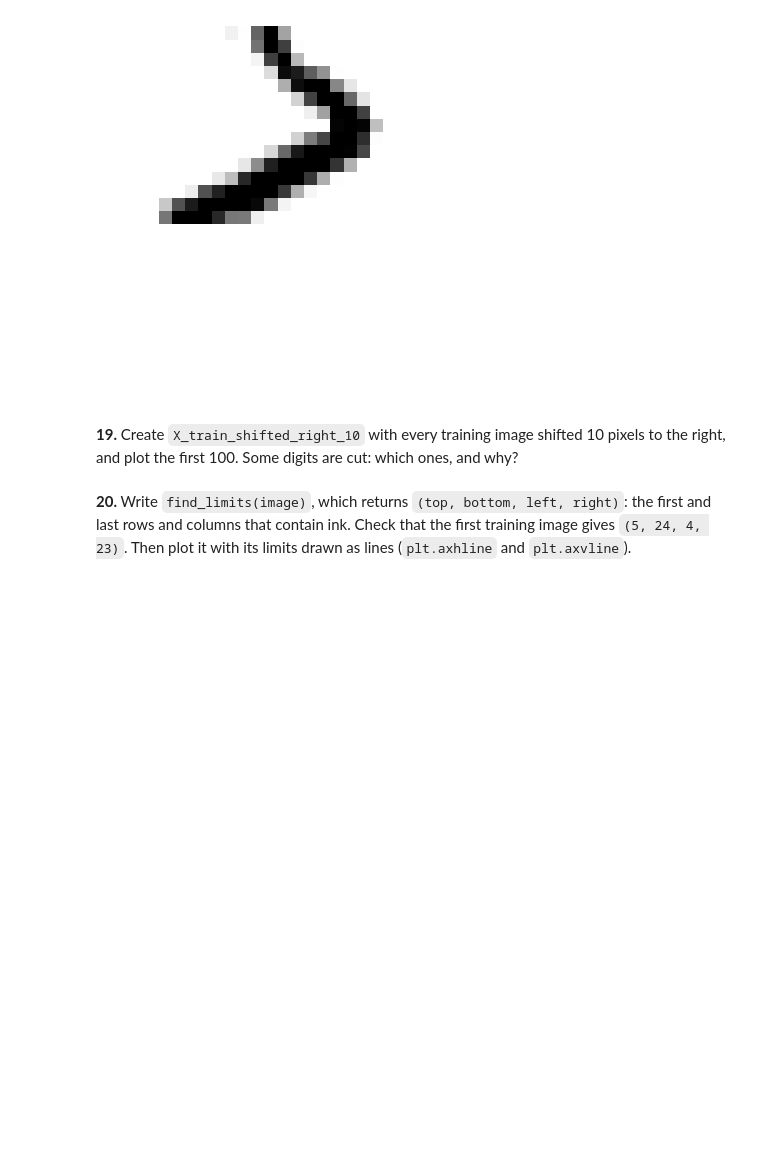
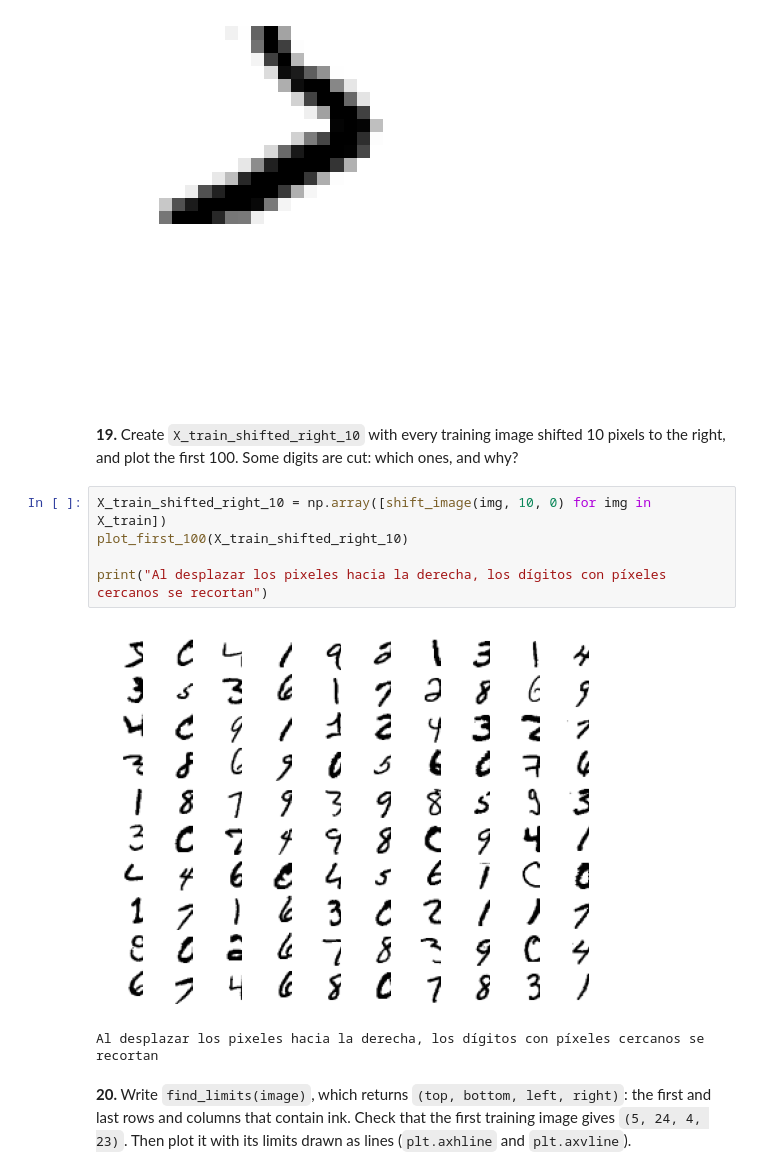
Before and after one commit to markomorko/numpy-mnist, a Jupyter notebook: mnist_numpy.ipynb, the cells around one changed output. Saved outputs shown, nothing was run; the diff lists cells and outputs as text; blank space fills up the shorter version.

```diff
--- a/mnist_numpy.ipynb
+++ b/mnist_numpy.ipynb
@@ -502,5 +502,13 @@ Arriba 10 píxeles
 [figure]
 # %% [markdown]
 **19.** Create `X_train_shifted_right_10` with every training image shifted 10 pixels to the right, and plot the first 100. Some digits are cut: which ones, and why?
+# %%
+X_train_shifted_right_10 = np.array([shift_image(img, 10, 0) for img in X_train])
+plot_first_100(X_train_shifted_right_10)
+
+print("Al desplazar los pixeles hacia la derecha, los dígitos con píxeles cercanos se recortan")
+# %% [output]
+[figure, added]
+Al desplazar los pixeles hacia la derecha, los dígitos con píxeles cercanos se recortan
 # %% [markdown]
 **20.** Write `find_limits(image)`, which returns `(top, bottom, left, right)`: the first and last rows and columns that contain ink. Check that the first training image gives `(5, 24, 4, 23)`. Then plot it with its limits drawn as lines (`plt.axhline` and `plt.axvline`).
```
Also changed, not shown: parts of 5 cells of this notebook, 1 other file.
